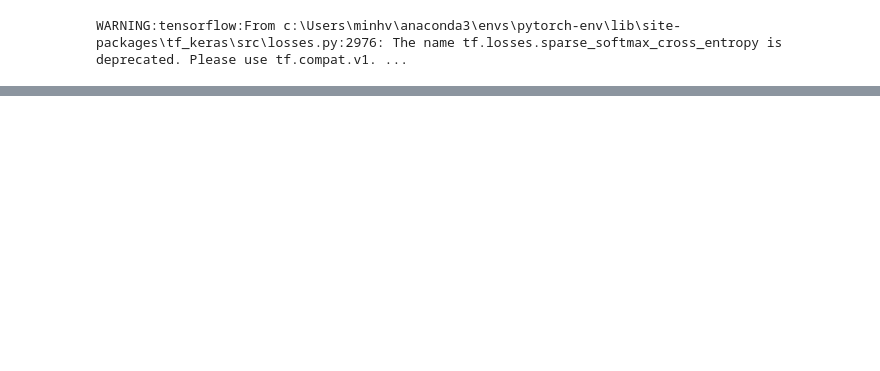
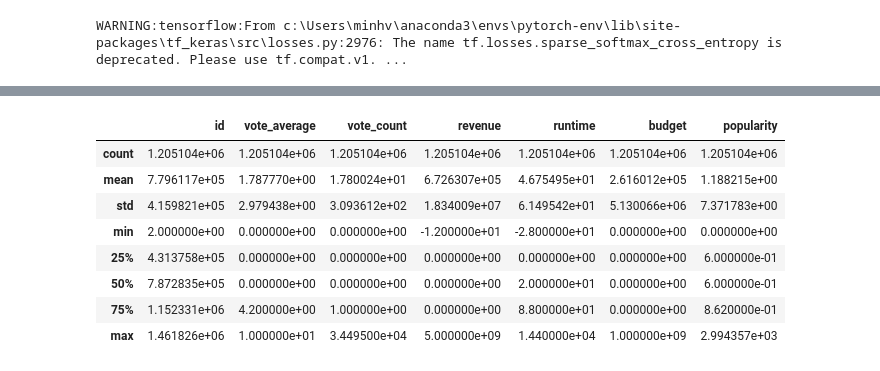
Before and after one commit to Biuuu2309/Data-Science, a Jupyter notebook: Source/Analysis/Cleaning Data.ipynb, the cells around one changed output, grey strips where cells are left out. Cells and saved outputs as stored; diff of their text form; code cells hidden in the pictures; blank space fills up the shorter version.

```diff
--- a/Source/Analysis/Cleaning Data.ipynb
+++ b/Source/Analysis/Cleaning Data.ipynb
@@ -28,0 +42,12 @@ Path to dataset files: C:\Users\minhv\.cache\kagglehub\datasets\asaniczka\tmdb-m
+# %%
+DF.describe()
+# %% [output]
+|  | id | vote_average | vote_count | revenue | runtime | budget | popularity |
+| count | 1.205104e+06 | 1.205104e+06 | 1.205104e+06 | 1.205104e+06 | 1.205104e+06 | 1.205104e+06 | 1.205104e+06 |
+| mean | 7.796117e+05 | 1.787770e+00 | 1.780024e+01 | 6.726307e+05 | 4.675495e+01 | 2.616012e+05 | 1.188215e+00 |
+| std | 4.159821e+05 | 2.979438e+00 | 3.093612e+02 | 1.834009e+07 | 6.149542e+01 | 5.130066e+06 | 7.371783e+00 |
+| min | 2.000000e+00 | 0.000000e+00 | 0.000000e+00 | -1.200000e+01 | -2.800000e+01 | 0.000000e+00 | 0.000000e+00 |
+| 25% | 4.313758e+05 | 0.000000e+00 | 0.000000e+00 | 0.000000e+00 | 0.000000e+00 | 0.000000e+00 | 6.000000e-01 |
+| 50% | 7.872835e+05 | 0.000000e+00 | 0.000000e+00 | 0.000000e+00 | 2.000000e+01 | 0.000000e+00 | 6.000000e-01 |
+| 75% | 1.152331e+06 | 4.200000e+00 | 1.000000e+00 | 0.000000e+00 | 8.800000e+01 | 0.000000e+00 | 8.620000e-01 |
+| max | 1.461826e+06 | 1.000000e+01 | 3.449500e+04 | 5.000000e+09 | 1.440000e+04 | 1.000000e+09 | 2.994357e+03 |
```
Also changed, not shown: parts of 5 cells of this notebook.
